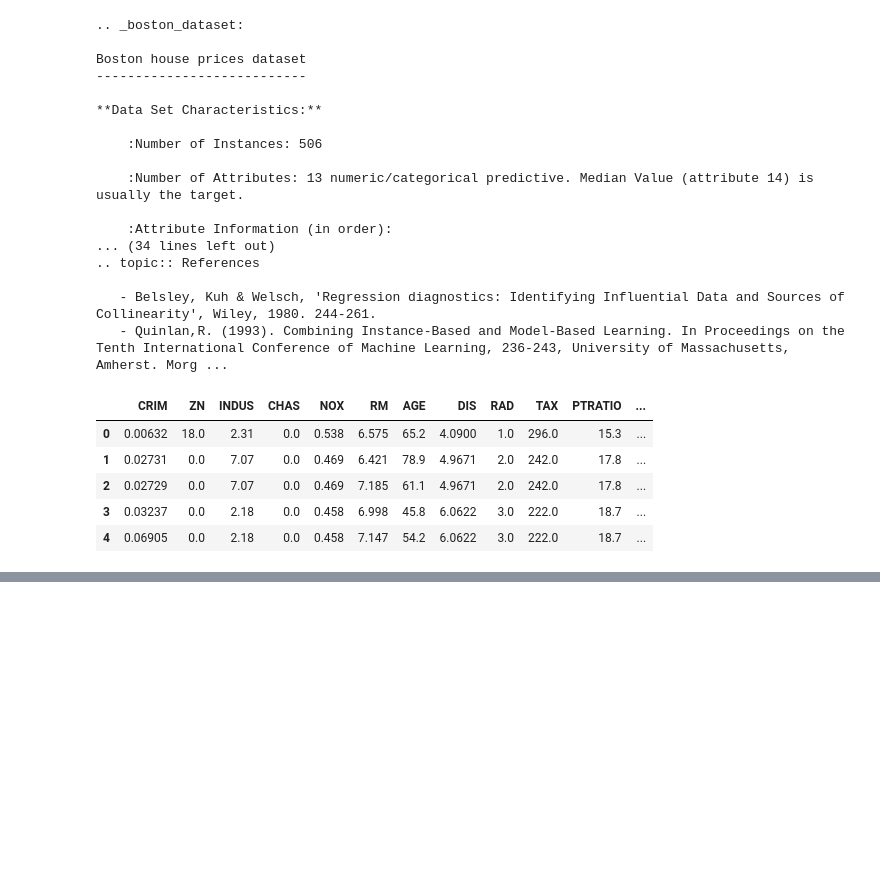
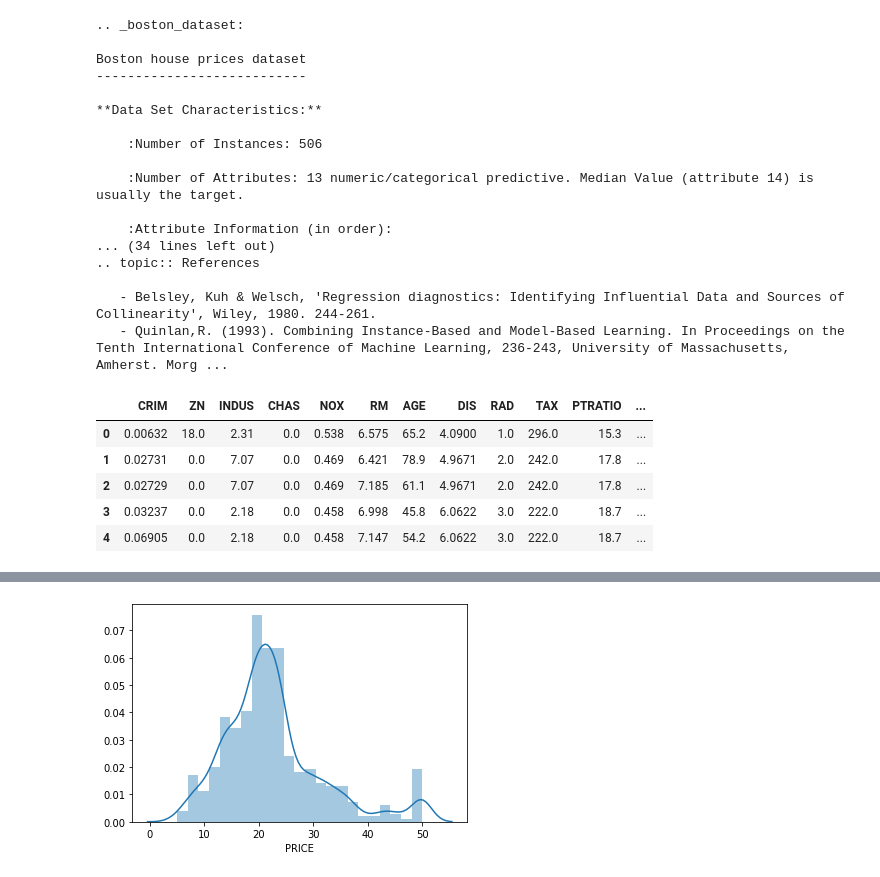
Before and after one commit to tommirrington/MachineLearning-StatisticProject, a Jupyter notebook: MLandStatsProject.ipynb, the cells around one changed output, grey strips where cells are left out. Drawn from its saved outputs; the diff is of its cells as text; code cells hidden in the pictures; blank space fills up the shorter version.

Commit message:
initial visual analysis using seaborn

```diff
--- a/MLandStatsProject.ipynb
+++ b/MLandStatsProject.ipynb
@@ -68,0 +84,4 @@ boston_df.describe()
+# %%
+sns.distplot(boston_df['PRICE']);
+# %% [output]
+[figure, added]
```
Also changed, not shown: parts of 8 cells of this notebook.
